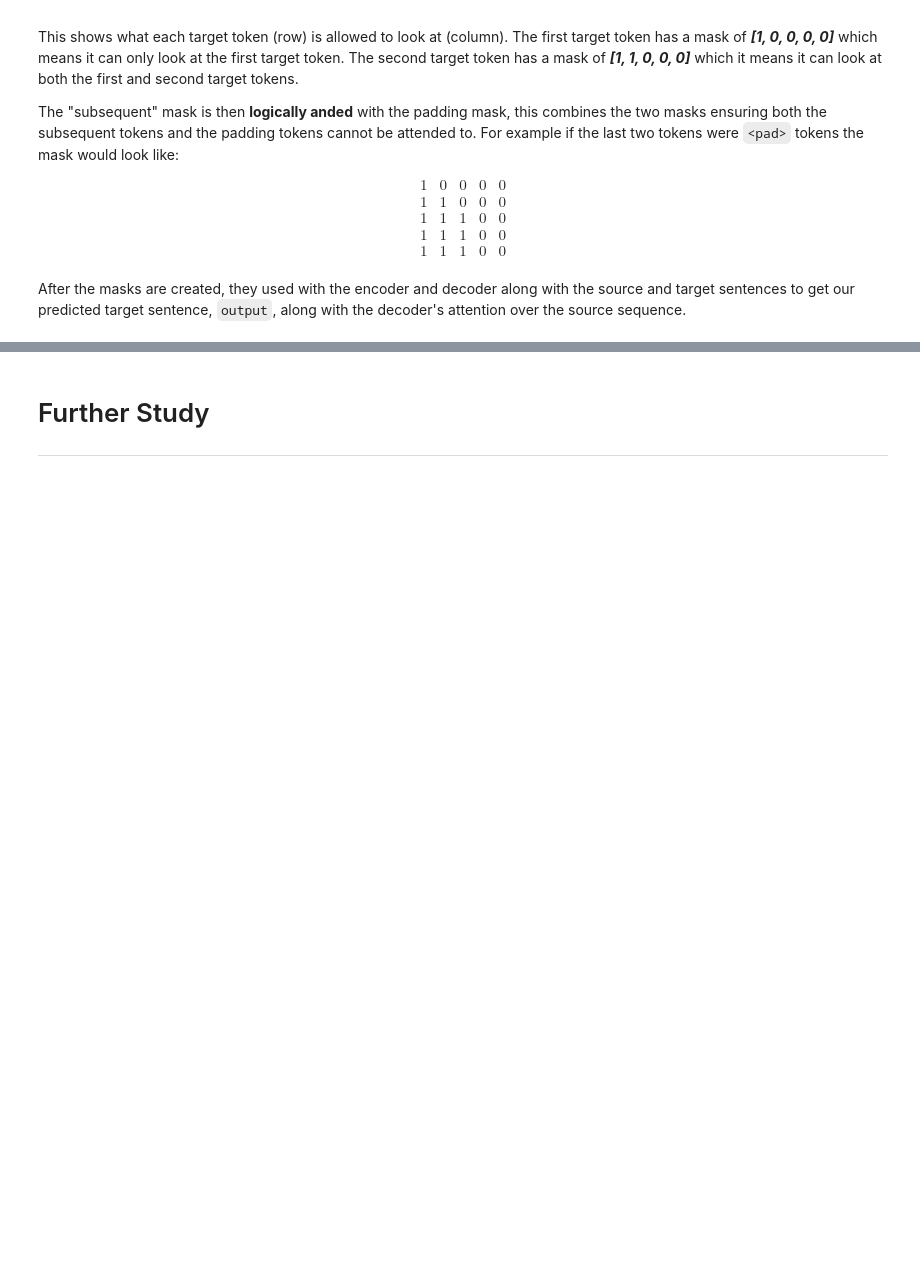
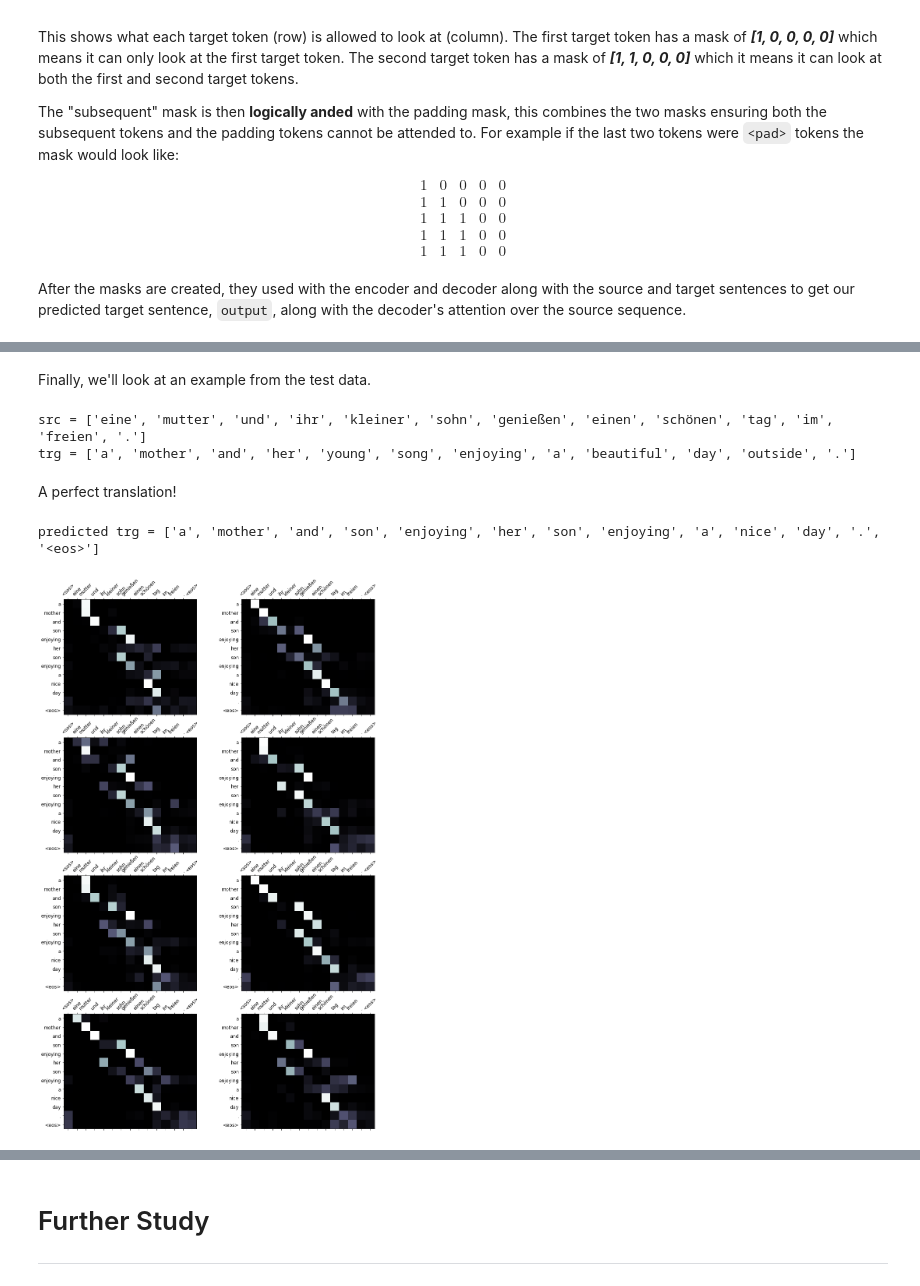
Before and after one commit to nickmnt/data, a Jupyter notebook: pytorch/implementations/AttentionIsAllYouNeed.ipynb, the cells around one changed output, grey strips where cells are left out. Saved outputs shown, nothing was run; the diff lists cells and outputs as text; code cells hidden in the pictures; blank space fills up the shorter version.

```diff
--- a/pytorch/implementations/AttentionIsAllYouNeed.ipynb
+++ b/pytorch/implementations/AttentionIsAllYouNeed.ipynb
@@ -481,0 +950,25 @@ class Seq2Seq(nn.Module):
+# %% [markdown]
+Finally, we'll look at an example from the test data.
+# %%
+example_idx = 10
+
+src = vars(test_data.examples[example_idx])['src']
+trg = vars(test_data.examples[example_idx])['trg']
+
+print(f'src = {src}')
+print(f'trg = {trg}')
+# %% [output]
+src = ['eine', 'mutter', 'und', 'ihr', 'kleiner', 'sohn', 'genießen', 'einen', 'schönen', 'tag', 'im', 'freien', '.']
+trg = ['a', 'mother', 'and', 'her', 'young', 'song', 'enjoying', 'a', 'beautiful', 'day', 'outside', '.']
+# %% [markdown]
+A perfect translation!
+# %%
+translation, attention = translate_sentence(src, SRC, TRG, model, device)
+
+print(f'predicted trg = {translation}')
+# %% [output]
+predicted trg = ['a', 'mother', 'and', 'son', 'enjoying', 'her', 'son', 'enjoying', 'a', 'nice', 'day', '.', '<eos>']
+# %%
+display_attention(src, translation, attention)
+# %% [output]
+[figure, added]
```
Also changed, not shown: parts of 68 cells of this notebook.
